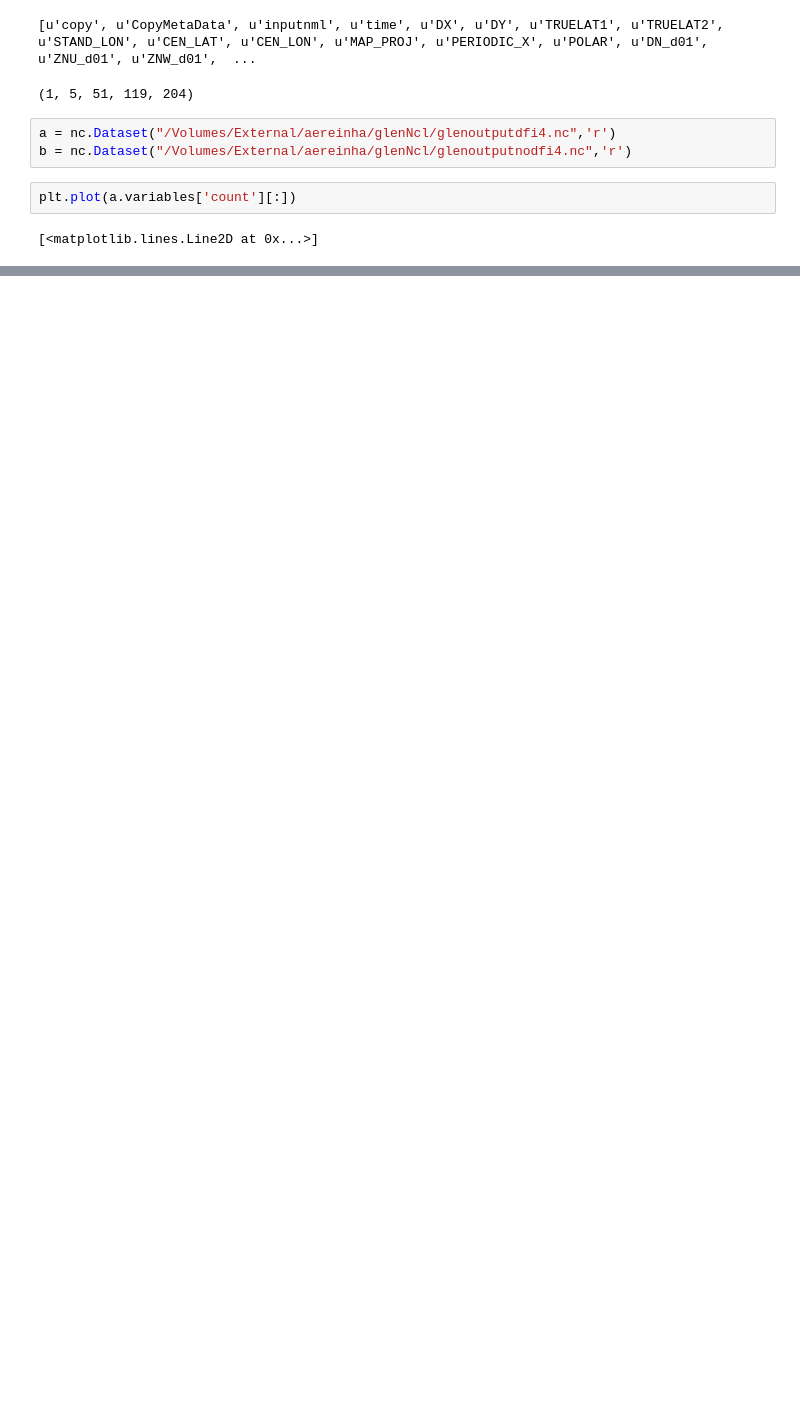
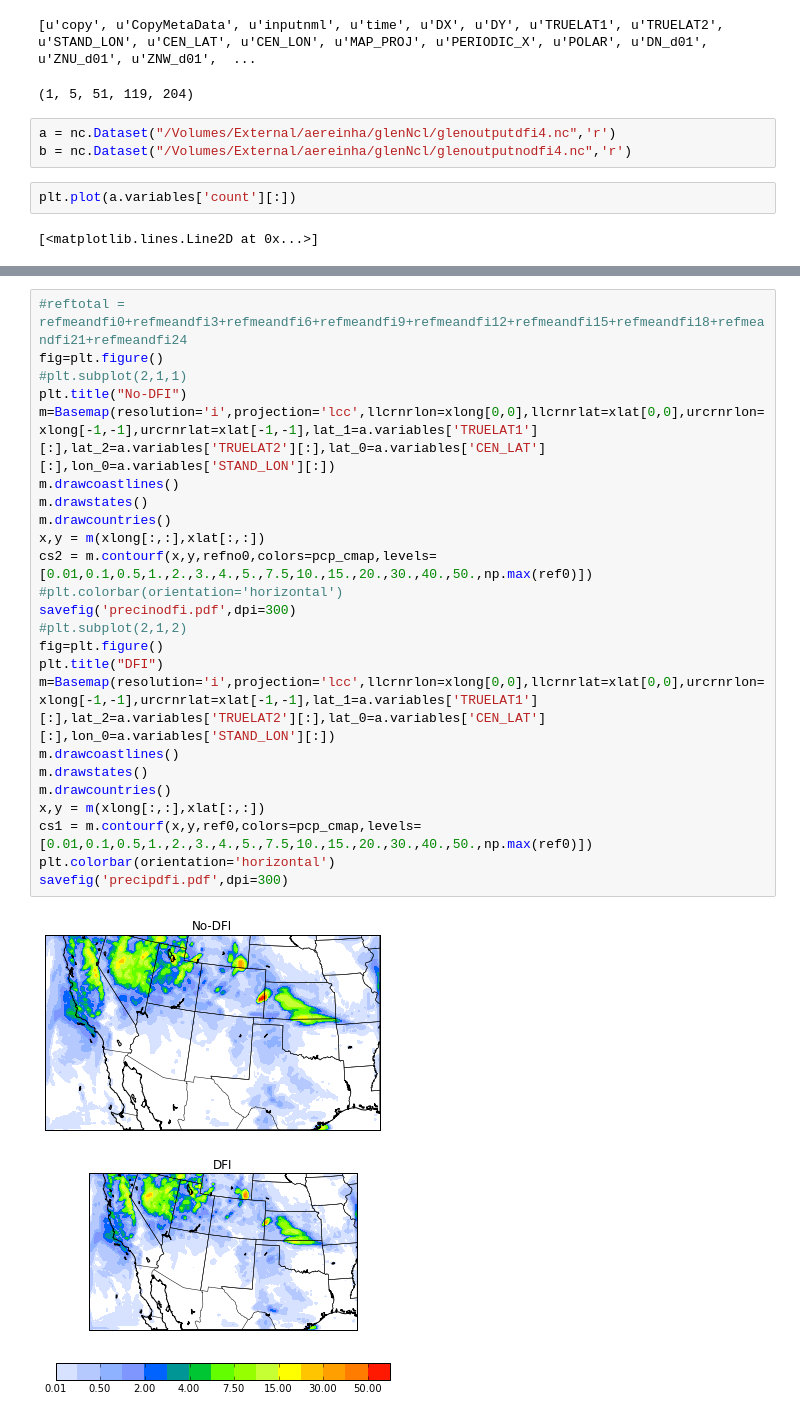
Before and after one commit to aereinha/notebooks, a Jupyter notebook: Untitled0.ipynb, the cells around one changed output, grey strips where cells are left out. Saved outputs shown, nothing was run; the diff lists cells and outputs as text; blank space fills up the shorter version.

```diff
--- a/Untitled0.ipynb
+++ b/Untitled0.ipynb
@@ -95,0 +286,27 @@ plt.plot(a.variables['count'][:])
+# %%
+#reftotal = refmeandfi0+refmeandfi3+refmeandfi6+refmeandfi9+refmeandfi12+refmeandfi15+refmeandfi18+refmeandfi21+refmeandfi24
+fig=plt.figure()
+#plt.subplot(2,1,1)
+plt.title("No-DFI")
+m=Basemap(resolution='i',projection='lcc',llcrnrlon=xlong[0,0],llcrnrlat=xlat[0,0],urcrnrlon=xlong[-1,-1],urcrnrlat=xlat[-1,-1],lat_1=a.variables['TRUELAT1'][:],lat_2=a.variables['TRUELAT2'][:],lat_0=a.variables['CEN_LAT'][:],lon_0=a.variables['STAND_LON'][:])
+m.drawcoastlines()
+m.drawstates()
+m.drawcountries()
+x,y = m(xlong[:,:],xlat[:,:])
+cs2 = m.contourf(x,y,refno0,colors=pcp_cmap,levels=[0.01,0.1,0.5,1.,2.,3.,4.,5.,7.5,10.,15.,20.,30.,40.,50.,np.max(ref0)])
+#plt.colorbar(orientation='horizontal')
+savefig('precinodfi.pdf',dpi=300)
+#plt.subplot(2,1,2)
+fig=plt.figure()
+plt.title("DFI")
+m=Basemap(resolution='i',projection='lcc',llcrnrlon=xlong[0,0],llcrnrlat=xlat[0,0],urcrnrlon=xlong[-1,-1],urcrnrlat=xlat[-1,-1],lat_1=a.variables['TRUELAT1'][:],lat_2=a.variables['TRUELAT2'][:],lat_0=a.variables['CEN_LAT'][:],lon_0=a.variables['STAND_LON'][:])
+m.drawcoastlines()
+m.drawstates()
+m.drawcountries()
+x,y = m(xlong[:,:],xlat[:,:])
+cs1 = m.contourf(x,y,ref0,colors=pcp_cmap,levels=[0.01,0.1,0.5,1.,2.,3.,4.,5.,7.5,10.,15.,20.,30.,40.,50.,np.max(ref0)])
+plt.colorbar(orientation='horizontal')
+savefig('precipdfi.pdf',dpi=300)
+# %% [output]
+[figure, added]
+[figure, added]
```
Also changed, not shown: parts of 17 cells of this notebook, 5 other files.
